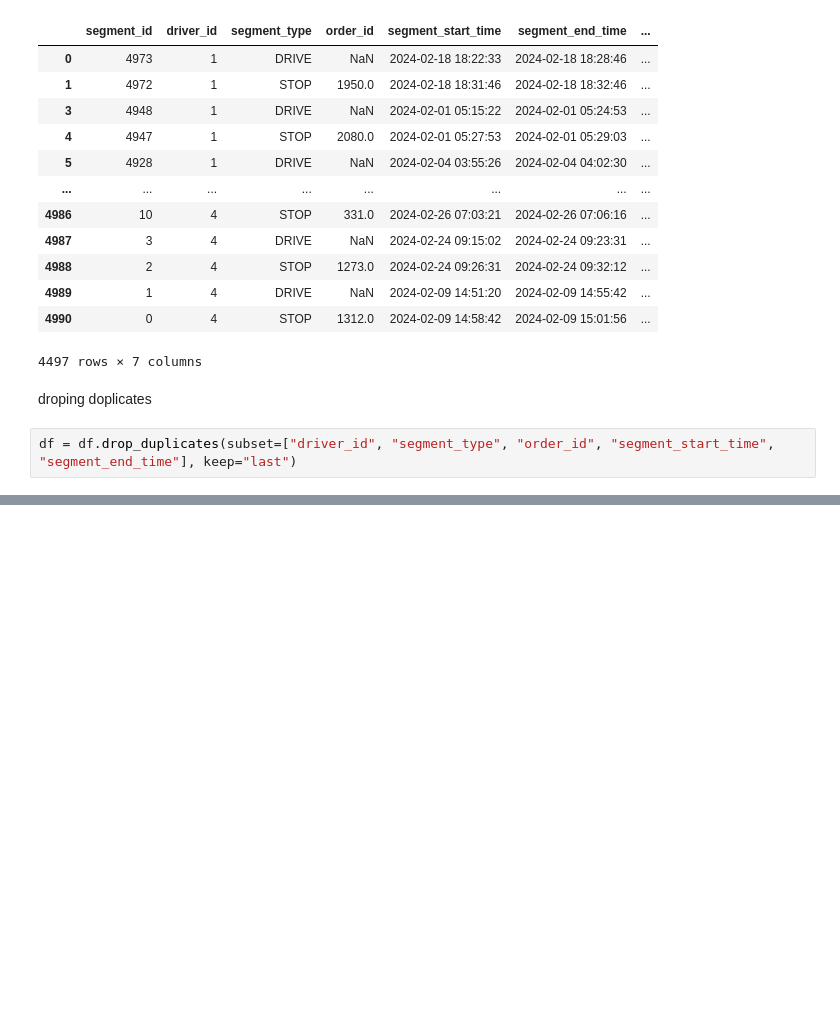
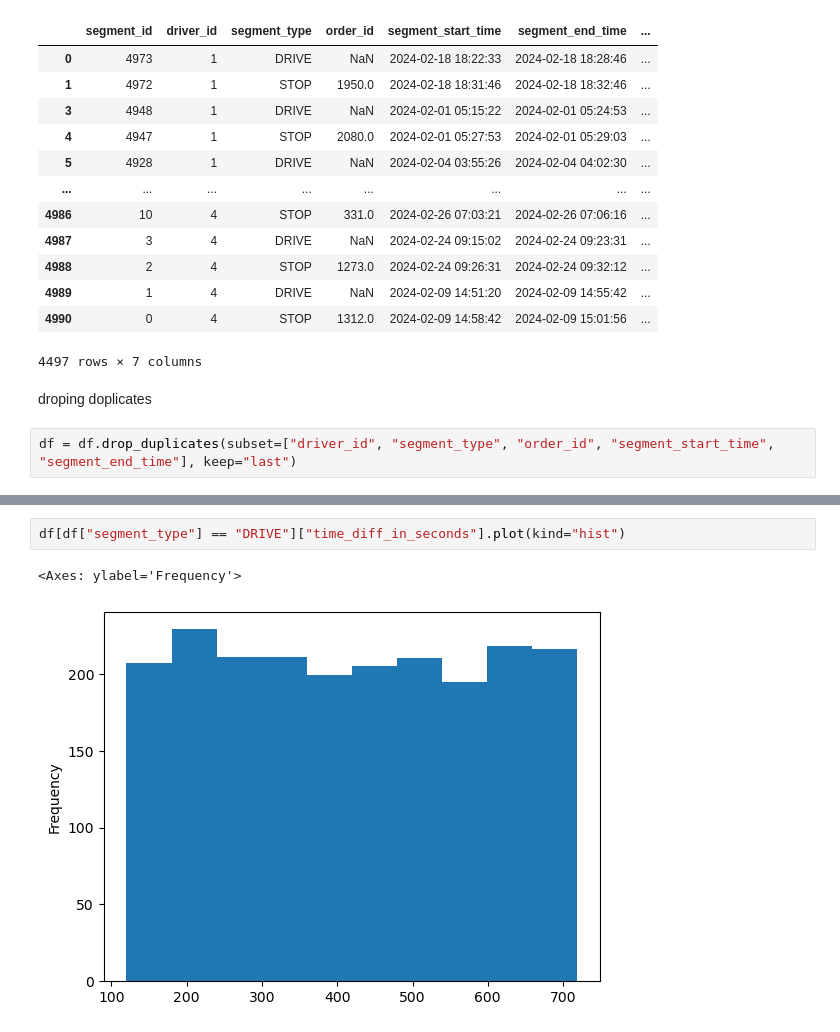
Before and after one commit to lion158/DeliveryTimePredictions, a Jupyter notebook: data_analysis.ipynb, the cells around one changed output, grey strips where cells are left out. Drawn from its saved outputs; the diff is of its cells as text; blank space fills up the shorter version.

```diff
--- a/data_analysis.ipynb
+++ b/data_analysis.ipynb
@@ -84,0 +128,5 @@ check if deliver is in the same day?
+# %%
+df[df["segment_type"] == "DRIVE"]["time_diff_in_seconds"].plot(kind="hist")
+# %% [output]
+<Axes: ylabel='Frequency'>
+[figure, added]
```
Also changed, not shown: parts of 87 cells of this notebook, 13 other files.
